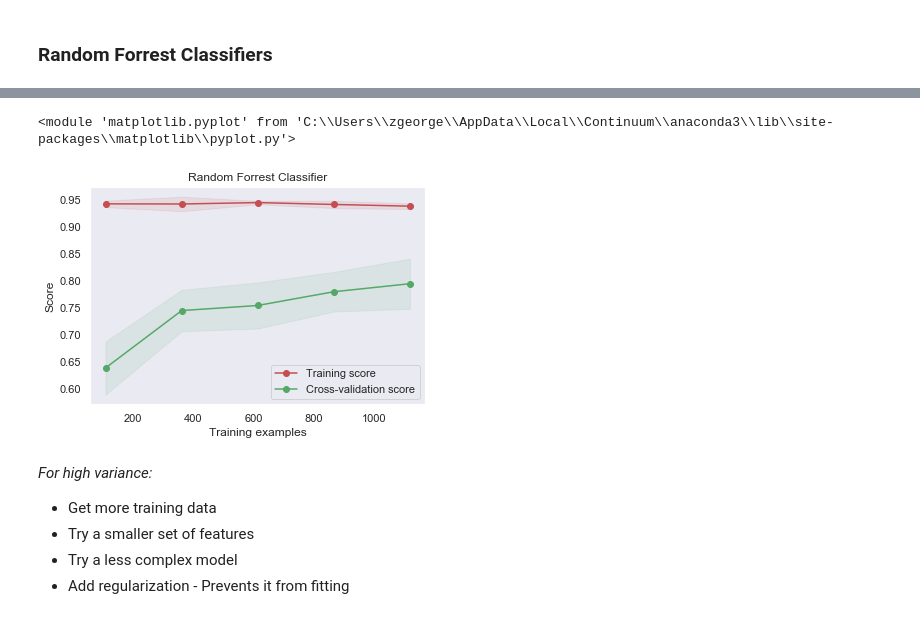
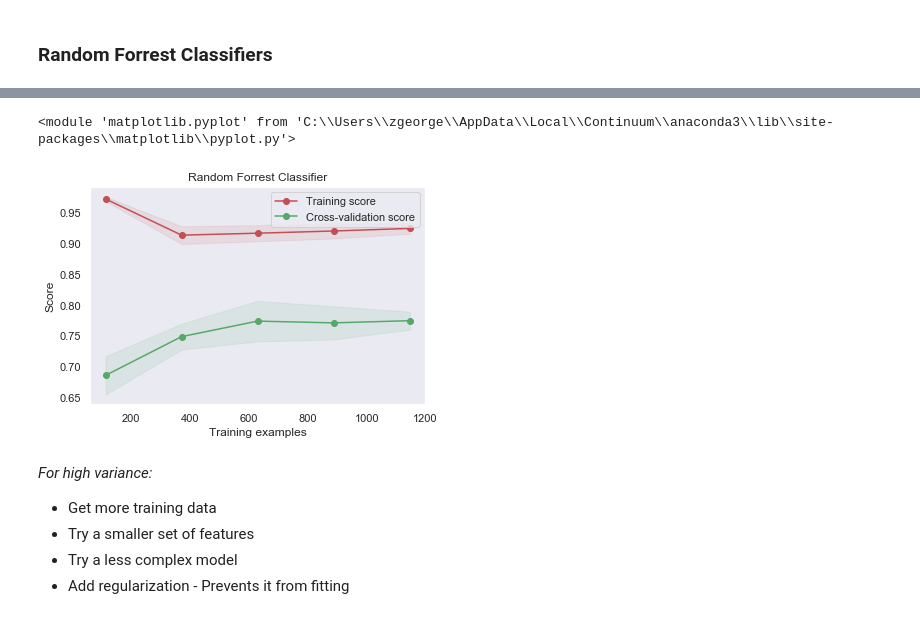
Before and after one commit to georgez-zgeorge/AML_code, a Jupyter notebook: Final Project/Dunder Mifflin Fundraising Analysis.ipynb, the cells around one changed output, grey strips where cells are left out. Drawn from its saved outputs; the diff is of its cells as text; code cells hidden in the pictures.

```diff
--- a/Final Project/Dunder Mifflin Fundraising Analysis.ipynb
+++ b/Final Project/Dunder Mifflin Fundraising Analysis.ipynb
@@ -361,12 +382,12 @@ sgd = SGDClassifier(n_jobs=-1,class_weight='balanced')
 
 #set hyperparameters
 param_grid = {"loss": ['log', 'modified_huber'],
-             "l1_ratio" :[0, .001, .04, .5, .69, .8, .9, .99, .999,1],
+             "l1_ratio" :[0, .001, .04, .5, .69, .8, .9,1],
              "penalty":['none', 'l2', 'l1', 'elasticnet'],
              "early_stopping":[False,True]}
 
 #set up the grid search, with 5 crossvalidations and scoring based on our F1_scorer that we created
-sgd_gridsearch = GridSearchCV(sgd,param_grid=param_grid,scoring=F1_scorer,cv=10)
+sgd_gridsearch = GridSearchCV(sgd,param_grid=param_grid,scoring=F1_scorer,cv=5)
 
 #fit model
 sgd_gridsearch.fit(X_train,y_train)
@@ -394,5 +415,5 @@ Test ROC AUC: 0.5962178044511127
 # %%
 #High is Better
-plot_learning_curve(optimised_sgd,'Stochiastic Gradient Descent',X_train,y_train,cv=10,n_jobs=-1)
+plot_learning_curve(optimised_sgd,'Stochiastic Gradient Descent',X_train,y_train,cv=5,n_jobs=-1)
 # %% [output]
 <module 'matplotlib.pyplot' from 'C:\\Users\\zgeorge\\AppData\\Local\\Continuum\\anaconda3\\lib\\site-packages\\matplotlib\\pyplot.py'>
@@ -410,7 +431,7 @@ Confusion matrix, without normalization
 knk = KNeighborsClassifier(n_jobs = -1)
 
 #set hyperparameters
-param_grid = {"n_neighbors": [2,3,4, 5, 7,9,13],
+param_grid = {"n_neighbors": [3,4, 5,6, 7,],
              "weights": ['uniform','distance'],
               "p": [1,2,3]}
 
@@ -440,5 +461,5 @@ Test ROC AUC: 0.5547886971742935
 # %%
 #High is Better
-plot_learning_curve(optimised_knk,'K-Nearest Neighbors',X_train,y_train,cv=10,n_jobs=-1)
+plot_learning_curve(optimised_knk,'K-Nearest Neighbors',X_train,y_train,cv=5,n_jobs=-1)
 # %% [output]
 <module 'matplotlib.pyplot' from 'C:\\Users\\zgeorge\\AppData\\Local\\Continuum\\anaconda3\\lib\\site-packages\\matplotlib\\pyplot.py'>
@@ -489,9 +510,9 @@ Test ROC AUC: 0.8018754688672168
 # %%
 #High is Better
-plot_learning_curve(optimised_rfc,'Random Forrest Classifier',X_train,y_train,cv=10,n_jobs=-1)
+plot_learning_curve(optimised_rfc,'Random Forrest Classifier',X_train,y_train,cv=5,n_jobs=-1)
 # %% [output]
 <module 'matplotlib.pyplot' from 'C:\\Users\\zgeorge\\AppData\\Local\\Continuum\\anaconda3\\lib\\site-packages\\matplotlib\\pyplot.py'>
-[figure, old version]
+[figure, new version]
 # %% [markdown]
 *For high variance:*
 
```
Also changed, not shown: parts of 40 cells of this notebook, 2 other files.
